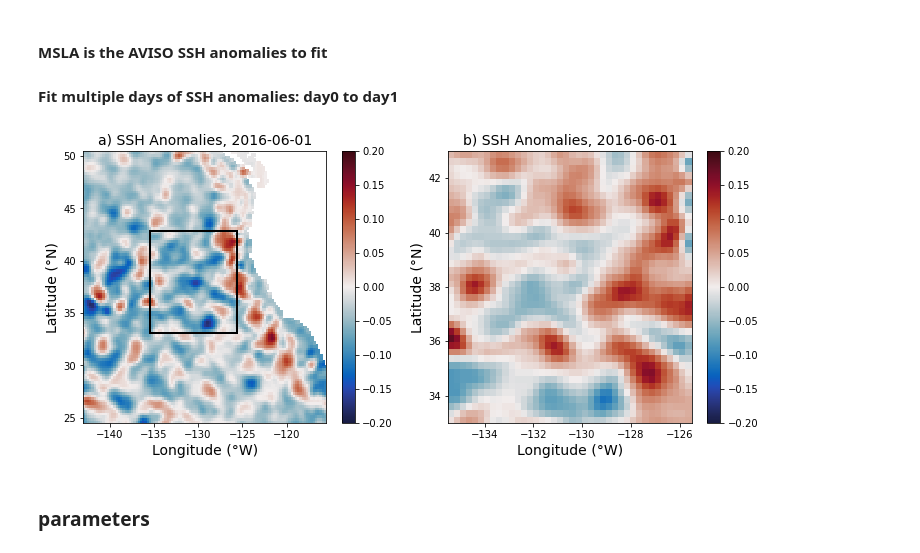
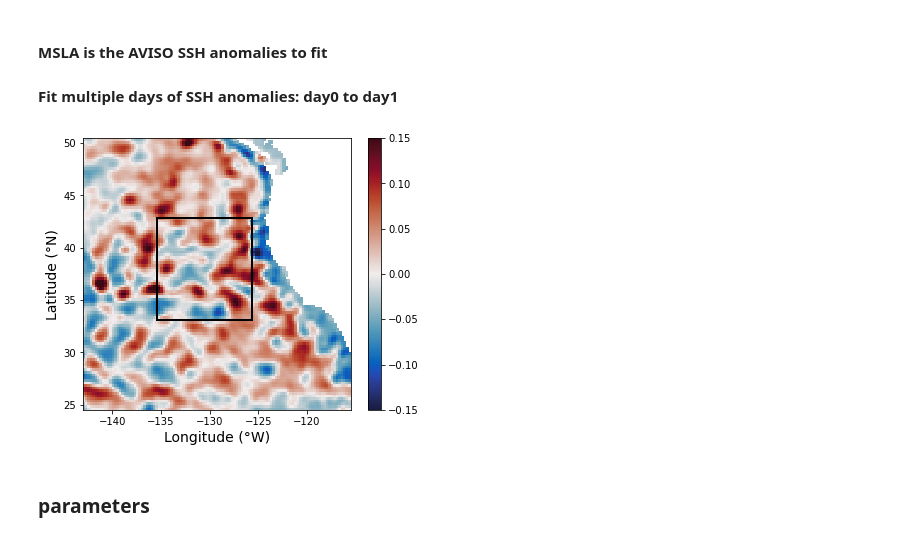
Before and after one commit to yugaophd/cer-swot, a Jupyter notebook: CER101_aviso_forward_model.ipynb, the cells around one changed output. Cells and saved outputs as stored; diff of their text form; code cells hidden in the pictures.

```diff
--- a/CER101_aviso_forward_model.ipynb
+++ b/CER101_aviso_forward_model.ipynb
@@ -50,37 +50,38 @@ dlon = lon - lon.mean()
 dlat = lat - lat.mean()
 # %%
 SSH0 = avisso_ds.msla[:, :, day0]
-SSHA0 = SSH0 - avisso_ds.msla[:, :, day0: day0 + 30].mean(axis = -1)
+SSHA0 = SSH0 - avisso_ds.msla[:].mean(axis = -1) # avisso_ds.msla[:, :, day0: day0 + 30].mean(axis = -1)
 # %%
-plt.figure(figsize = (12, 5))
-plt.subplot(121)
-plt.title('a) SSH Anomalies, ' + str(date_time[0])[:10], fontsize = 14)
-plt.pcolor((360 - avisso_ds.lon[30:140]) * -1, avisso_ds.lat, SSHA0[:, 30:140], vmin = -0.2, vmax = .2, cmap = cmo.cm.balance)
+plt.figure(figsize = (6, 5))
+# plt.subplot(121)
+# plt.title('a) SSH Anomalies, ' + str(date_time[0])[:10], fontsize = 14)
+plt.pcolor((360 - avisso_ds.lon[30:140]) * -1, avisso_ds.lat,
+           SSHA0[:, 30:140], vmin = -0.15, vmax = .15, cmap = cmo.cm.balance)
 plt.xlabel('Longitude (\N{DEGREE SIGN}W)', fontsize = 14)
 plt.ylabel('Latitude (\N{DEGREE SIGN}N)', fontsize = 14)
 
 import matplotlib.patches as mpatches
 
 left, bottom, width, height = (lon[0], lat[0],
                                lon[-1] - lon[0],
                                lat[-1]- lat[0])
 rect=mpatches.Rectangle((left,bottom),width,height, #latidx_south:latidx_north,
                         fill=False,
                         color="black",
                        linewidth=2)
                        #facecolor="red")
 plt.gca().add_patch(rect)
+plt.colorbar()
 
-plt.colorbar()
-plt.subplot(122)
-plt.title('b) SSH Anomalies, ' + str(date_time[0])[:10], fontsize = 14)
-plt.pcolor(lon, lat, SSHA[:, :, day0], vmin = -0.2, vmax = .2, cmap = cmo.cm.balance)
-plt.colorbar()
-plt.xlabel('Longitude (\N{DEGREE SIGN}W)', fontsize = 14)
-plt.ylabel('Latitude (\N{DEGREE SIGN}N)', fontsize = 14)
+# plt.subplot(122)
+# plt.title('b) SSH Anomalies, ' + str(date_time[0])[:10], fontsize = 14)
+# plt.pcolor(lon, lat, SSHA[:, :, day0], vmin = -0.2, vmax = .2, cmap = cmo.cm.balance)
+# plt.colorbar()
+# plt.xlabel('Longitude (\N{DEGREE SIGN}W)', fontsize = 14)
+# plt.ylabel('Latitude (\N{DEGREE SIGN}N)', fontsize = 14)
 plt.savefig('AVISO_SSHA_10deg'+ str(date_time[0])[:10]  +'.png')
 # %% [output]
-[figure, old version]
+[figure, new version]
 # %% [markdown]
 ### parameters
 # %%
```
Also changed, not shown: 5 other files.
